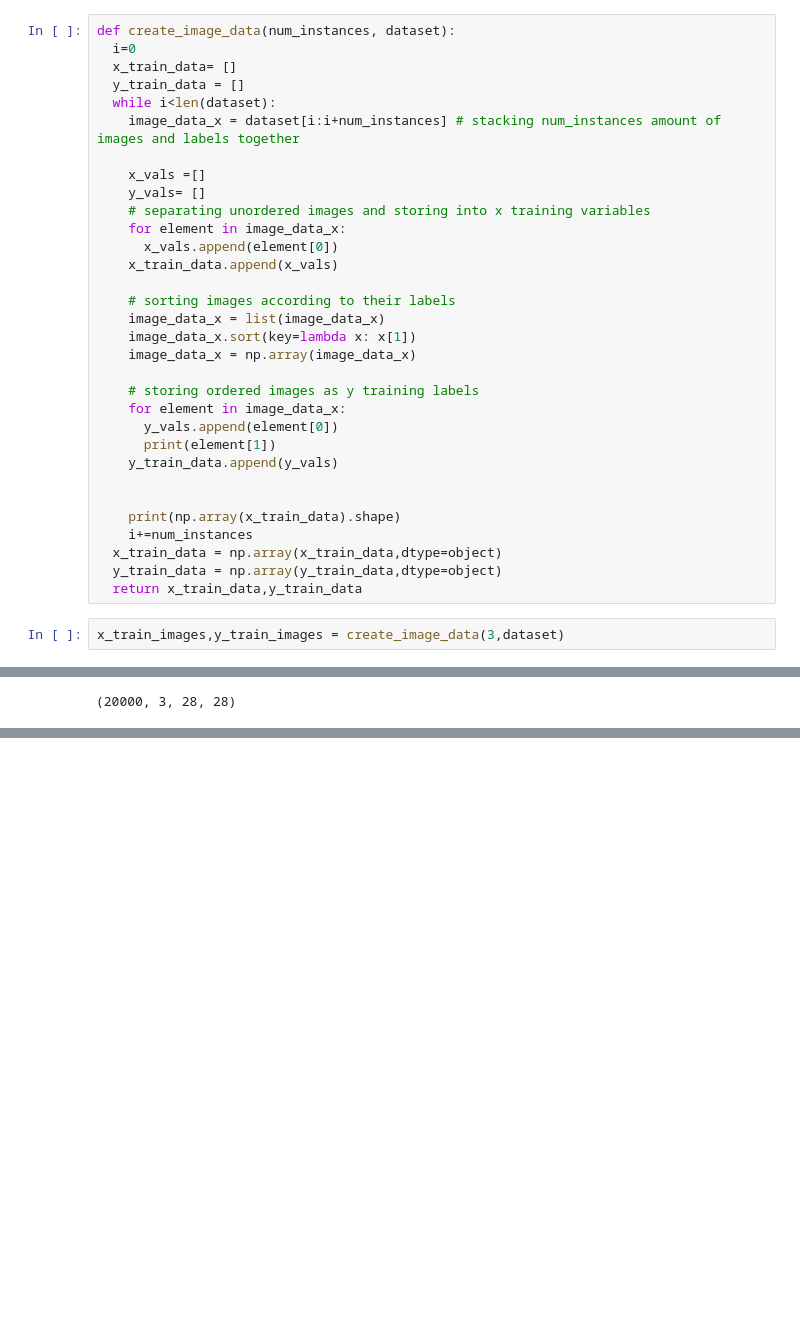
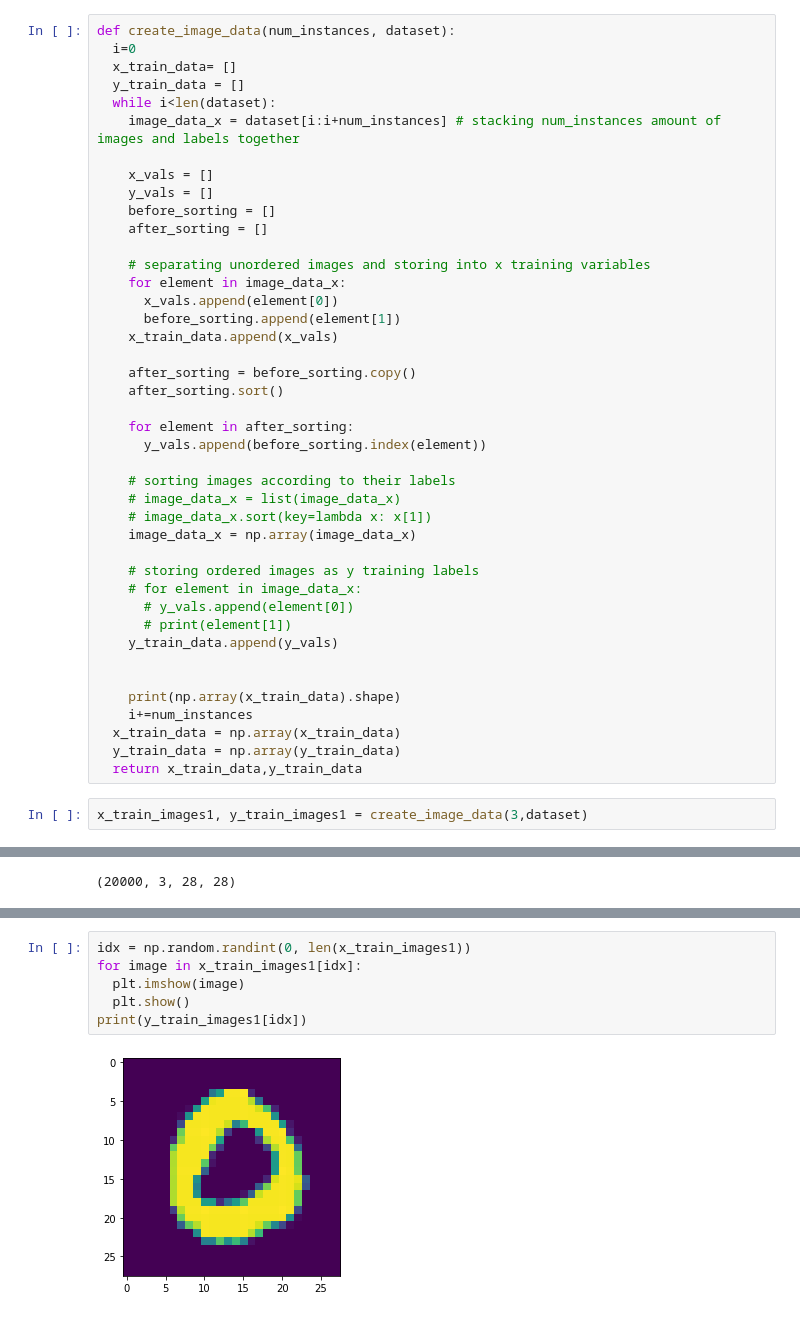
Before and after one commit to tejaspradhan/Neural-Algorithmic-Reasoning, a Jupyter notebook: NAR_MNIST_Dataset_Creation.ipynb, the cells around one changed output, grey strips where cells are left out. Cells and saved outputs as stored; diff of their text form; blank space fills up the shorter version.

Commit message:
Change label to indices and regenerate data

```diff
--- a/NAR_MNIST_Dataset_Creation.ipynb
+++ b/NAR_MNIST_Dataset_Creation.ipynb
@@ -28,31 +29,41 @@ def create_image_data(num_instances, dataset):
   while i<len(dataset):
     image_data_x = dataset[i:i+num_instances] # stacking num_instances amount of images and labels together
 
-    x_vals =[]
-    y_vals= []
+    x_vals = []
+    y_vals = []
+    before_sorting = []
+    after_sorting = []
+
     # separating unordered images and storing into x training variables
     for element in image_data_x:
       x_vals.append(element[0])
+      before_sorting.append(element[1])
     x_train_data.append(x_vals)
 
+    after_sorting = before_sorting.copy()
+    after_sorting.sort()
+
+    for element in after_sorting:
+      y_vals.append(before_sorting.index(element))
+
     # sorting images according to their labels
-    image_data_x = list(image_data_x)
-    image_data_x.sort(key=lambda x: x[1])
+    # image_data_x = list(image_data_x)
+    # image_data_x.sort(key=lambda x: x[1])
     image_data_x = np.array(image_data_x)
 
     # storing ordered images as y training labels
-    for element in image_data_x:
-      y_vals.append(element[0])
-      print(element[1])
+    # for element in image_data_x:
+      # y_vals.append(element[0])
+      # print(element[1])
     y_train_data.append(y_vals)
 
 
     print(np.array(x_train_data).shape)
     i+=num_instances
-  x_train_data = np.array(x_train_data,dtype=object)
-  y_train_data = np.array(y_train_data,dtype=object)
+  x_train_data = np.array(x_train_data)
+  y_train_data = np.array(y_train_data)
   return x_train_data,y_train_data
 # %%
-x_train_images,y_train_images = create_image_data(3,dataset)
+x_train_images1, y_train_images1 = create_image_data(3,dataset)
 # %% [output]
 Streaming output truncated to the last 5000 lines.
@@ -96,0 +115,8 @@ data['y'].shape
+# %%
+idx = np.random.randint(0, len(x_train_images1))
+for image in x_train_images1[idx]:
+  plt.imshow(image)
+  plt.show()
+print(y_train_images1[idx])
+# %% [output]
+[figure, added]
```
Also changed, not shown: parts of 8 cells of this notebook.
